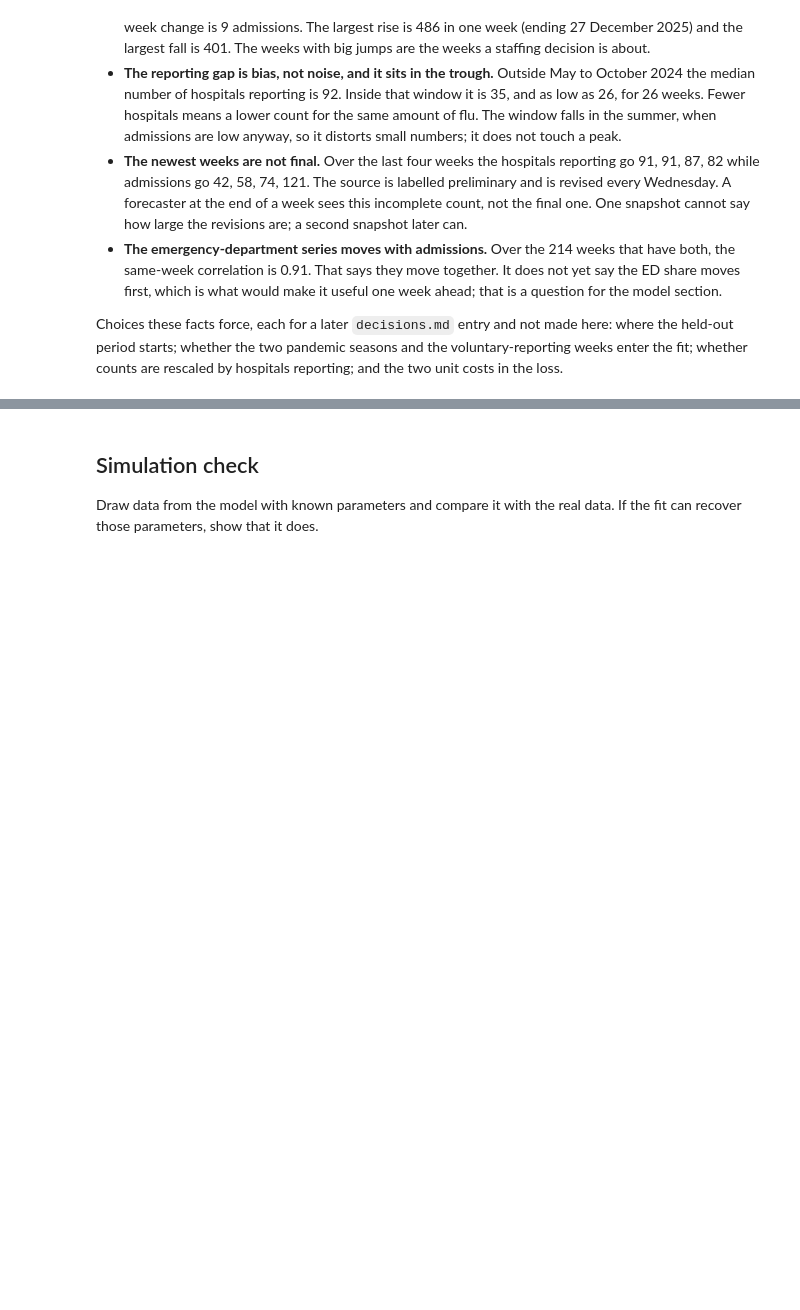
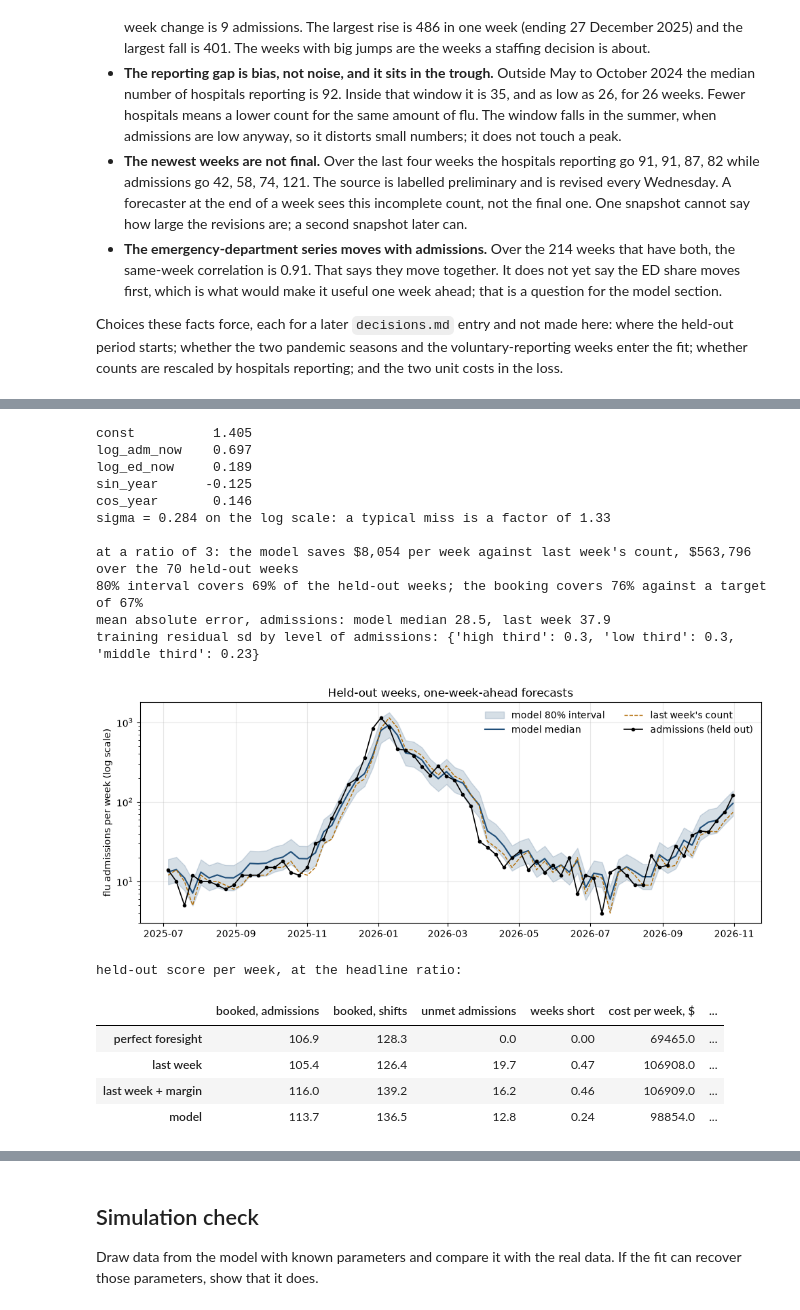
Before and after one commit to Rashed97/aii600-final-project, a Jupyter notebook: analysis.ipynb, the cells around one changed output, grey strips where cells are left out. Cells and saved outputs as stored; diff of their text form; code cells hidden in the pictures; blank space fills up the shorter version.

```diff
--- a/analysis.ipynb
+++ b/analysis.ipynb
@@ -177,0 +296,56 @@ Write the model as equations. Say what each parameter means, which assumption yo
+# %%
+X_train, X_held = flu.design(train), flu.design(held)
+beta, sigma = flu.fit_ols(X_train, np.log(train.adm_next.to_numpy()))
+print(pd.Series(beta, index=flu.FEATURES).round(3).to_string())
+print(f"sigma = {sigma:.3f} on the log scale: a typical miss is a factor of {np.exp(sigma):.2f}")
+
+mu = X_held @ beta                               # forecast of log Q for each held-out week
+K_model = flu.lognormal_quantile(mu, sigma, flu.booking_quantile(C_SHIFT, C_SHORT))
+table = pd.concat([baseline_table, pd.DataFrame({"model": describe(K_model)}).T])
+table["avoidable cost removed"] = (table.loc["last week", "cost per week, $"] - table["cost per week, $"]) / (
+    table.loc["last week", "cost per week, $"] - table.loc["perfect foresight", "cost per week, $"])
+saving = table.loc["last week", "cost per week, $"] - table.loc["model", "cost per week, $"]
+print(f"\nat a ratio of {RATIO:g}: the model saves ${saving:,.0f} per week against last week's count, "
+      f"${saving * len(Q):,.0f} over the {len(Q)} held-out weeks")
+
+# Uncertainty: the 80% predictive interval, and how often it and the booking quantile held out of sample.
+lo, hi = flu.lognormal_quantile(mu, sigma, 0.10), flu.lognormal_quantile(mu, sigma, 0.90)
+print(f"80% interval covers {np.mean((Q >= lo) & (Q <= hi)):.0%} of the held-out weeks; "
+      f"the booking covers {np.mean(Q <= K_model):.0%} against a target of {flu.booking_quantile(C_SHIFT, C_SHORT):.0%}")
+print(f"mean absolute error, admissions: model median {np.mean(np.abs(np.exp(mu) - Q)):.1f}, last week {np.mean(np.abs(K_last - Q)):.1f}")
+
+# The assumption trusted least: is the miss the same size at every level?
+resid_train = np.log(train.adm_next.to_numpy()) - X_train @ beta
+level = pd.qcut(train.adm_now, 3, labels=["low third", "middle third", "high third"])
+print("training residual sd by level of admissions:", pd.Series(resid_train).groupby(level.to_numpy(), observed=True).std().round(2).to_dict())
+
+fig, ax = plt.subplots(figsize=(10, 4))
+ax.fill_between(held.week_target, lo, hi, color="#1f4e79", alpha=0.18, label="model 80% interval")
+ax.plot(held.week_target, np.exp(mu), color="#1f4e79", lw=1.5, label="model median")
+ax.plot(held.week_target, K_last, color="#b26a00", lw=1, ls="--", label="last week's count")
+ax.plot(held.week_target, Q, color="black", lw=1.2, marker="o", ms=3, label="admissions (held out)")
+ax.set_yscale("log"); ax.set_ylabel("flu admissions per week (log scale)")
+ax.set_title("Held-out weeks, one-week-ahead forecasts"); ax.legend(frameon=False, ncol=2); ax.grid(alpha=0.3)
+fig.tight_layout(); fig.savefig("fig/heldout.png", dpi=150); plt.show()
+
+print("held-out score per week, at the headline ratio:")
+table.round({"booked, admissions": 1, "booked, shifts": 1, "unmet admissions": 1, "weeks short": 2, "cost per week, $": 0, "avoidable cost removed": 2})
+# %% [output]
+const          1.405
+log_adm_now    0.697
+log_ed_now     0.189
+sin_year      -0.125
+cos_year       0.146
+sigma = 0.284 on the log scale: a typical miss is a factor of 1.33
+
+at a ratio of 3: the model saves $8,054 per week against last week's count, $563,796 over the 70 held-out weeks
+80% interval covers 69% of the held-out weeks; the booking covers 76% against a target of 67%
+mean absolute error, admissions: model median 28.5, last week 37.9
+training residual sd by level of admissions: {'high third': 0.3, 'low third': 0.3, 'middle third': 0.23}
+[figure, added]
+held-out score per week, at the headline ratio:
+|  | booked, admissions | booked, shifts | unmet admissions | weeks short | cost per week, $ | ... |
+| perfect foresight | 106.9 | 128.3 | 0.0 | 0.00 | 69465.0 | ... |
+| last week | 105.4 | 126.4 | 19.7 | 0.47 | 106908.0 | ... |
+| last week + margin | 116.0 | 139.2 | 16.2 | 0.46 | 106909.0 | ... |
+| model | 113.7 | 136.5 | 12.8 | 0.24 | 98854.0 | ... |
```
Also changed, not shown: parts of 11 cells of this notebook, 4 other files.
